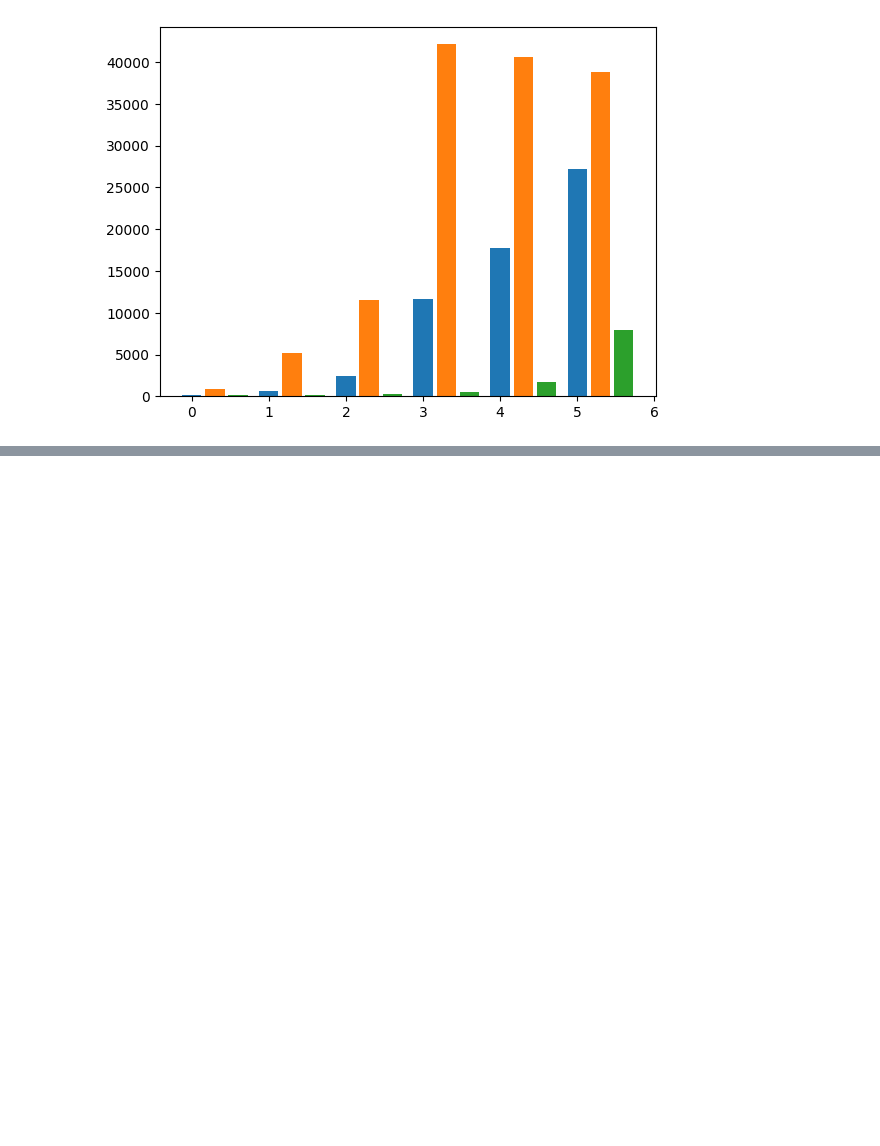
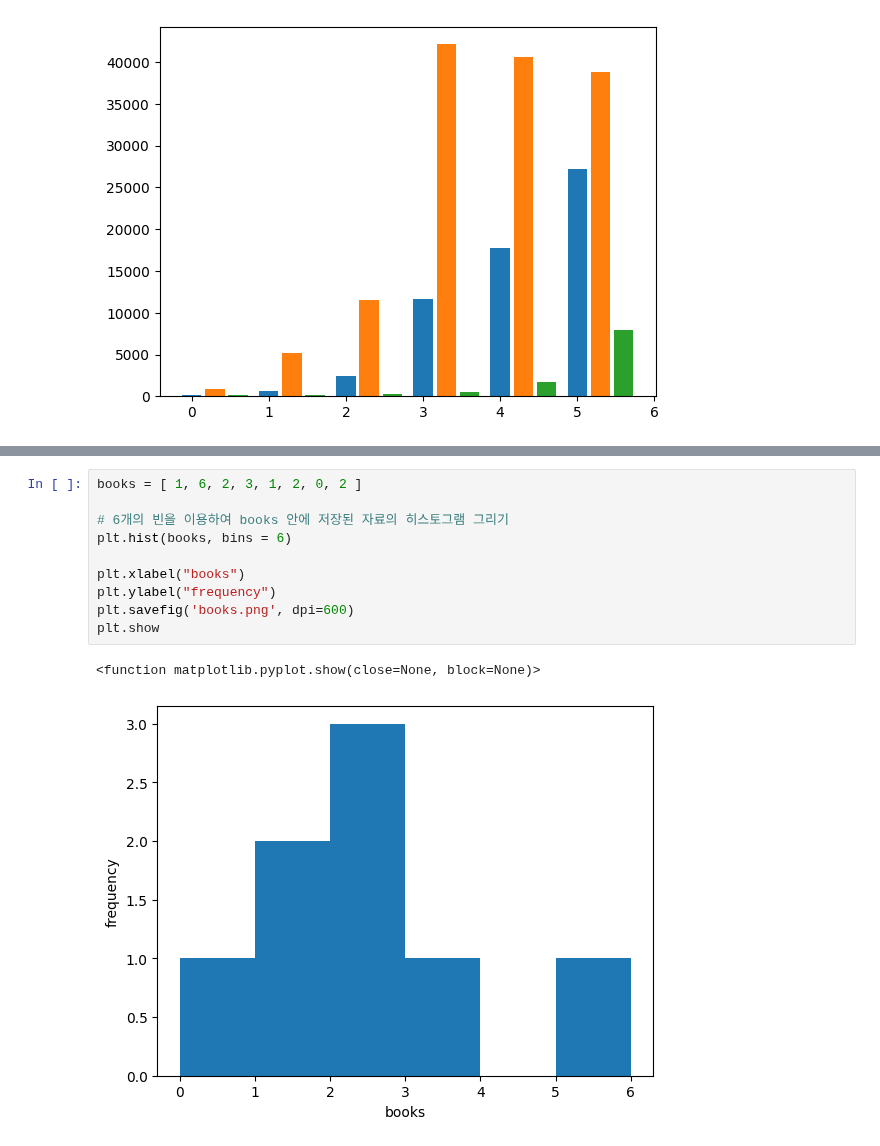
Before and after one commit to wamong/DMU-JMJ, a Jupyter notebook: 1학년2학기/교양파이썬/11주차/py_week11.ipynb, the cells around one changed output, grey strips where cells are left out. Drawn from its saved outputs; the diff is of its cells as text; blank space fills up the shorter version.

```diff
--- a/1학년2학기/교양파이썬/11주차/py_week11.ipynb
+++ b/1학년2학기/교양파이썬/11주차/py_week11.ipynb
@@ -89,0 +113,13 @@ plt.show()
+# %%
+books = [ 1, 6, 2, 3, 1, 2, 0, 2 ]
+
+# 6개의 빈을 이용하여 books 안에 저장된 자료의 히스토그램 그리기
+plt.hist(books, bins = 6)
+
+plt.xlabel("books")
+plt.ylabel("frequency")
+plt.savefig('books.png', dpi=600)
+plt.show
+# %% [output]
+<function matplotlib.pyplot.show(close=None, block=None)>
+[figure, added]
```
Also changed, not shown: parts of 4 cells of this notebook, 5 other files.
